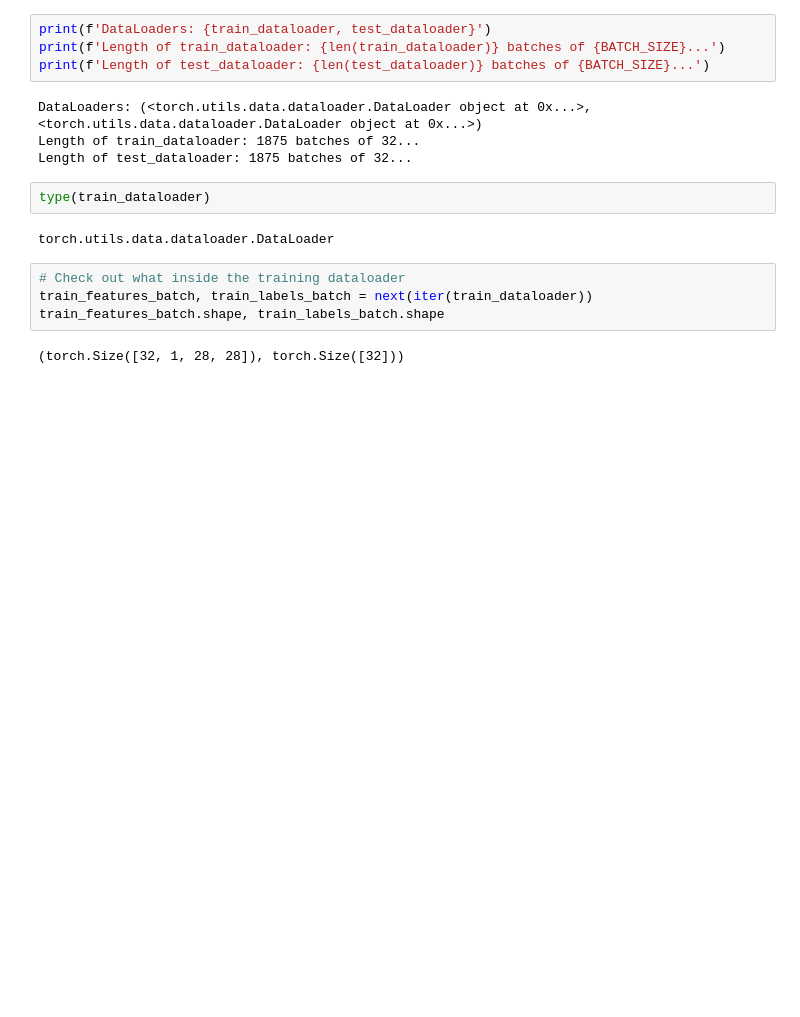
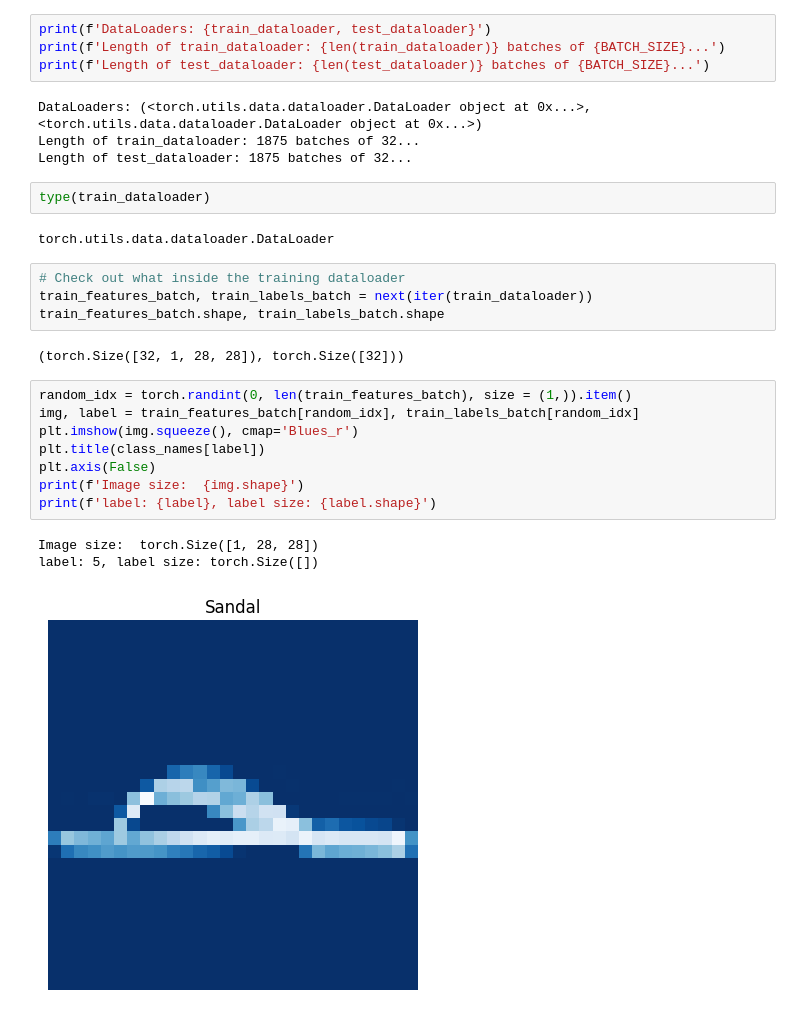
Before and after one commit to hridoynasah/PyTorch-for-Deep-Learning-and-Machine-Learning, a Jupyter notebook: Chapter 3 – PyTorch Computer Vision/learnings/03_pytorch_computer_vision_main.ipynb, the cells around one changed output. Saved outputs shown, nothing was run; the diff lists cells and outputs as text; blank space fills up the shorter version.

Commit message:
Add visualization of training data samples with labels and sizes

```diff
--- a/Chapter 3 – PyTorch Computer Vision/learnings/03_pytorch_computer_vision_main.ipynb
+++ b/Chapter 3 – PyTorch Computer Vision/learnings/03_pytorch_computer_vision_main.ipynb
@@ -267,3 +267,15 @@ train_features_batch, train_labels_batch = next(iter(train_dataloader))
 train_features_batch.shape, train_labels_batch.shape
 # %% [output]
 (torch.Size([32, 1, 28, 28]), torch.Size([32]))
+# %%
+random_idx = torch.randint(0, len(train_features_batch), size = (1,)).item()
+img, label = train_features_batch[random_idx], train_labels_batch[random_idx]
+plt.imshow(img.squeeze(), cmap='Blues_r')
+plt.title(class_names[label])
+plt.axis(False)
+print(f'Image size:  {img.shape}')
+print(f'label: {label}, label size: {label.shape}')
+# %% [output]
+Image size:  torch.Size([1, 28, 28])
+label: 5, label size: torch.Size([])
+[figure, added]
```
